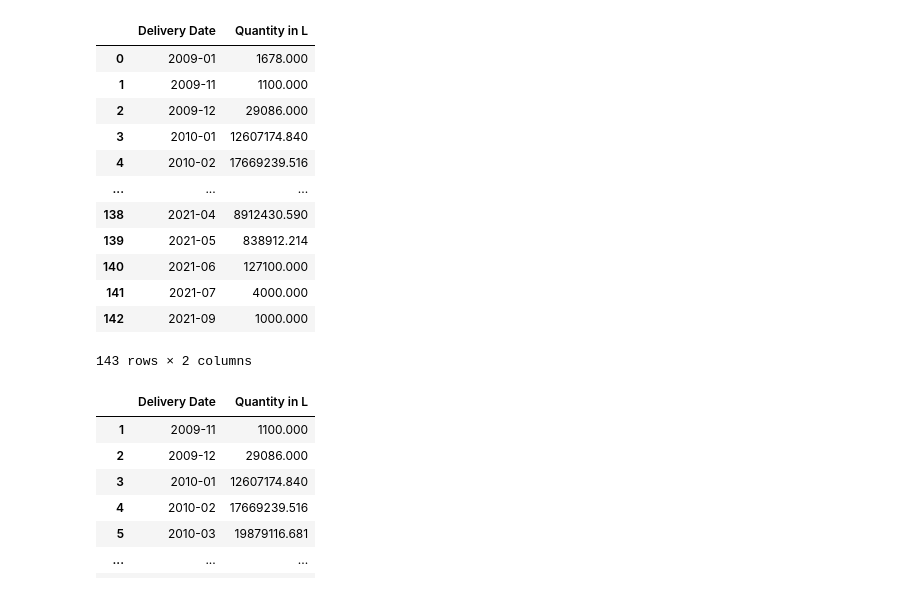
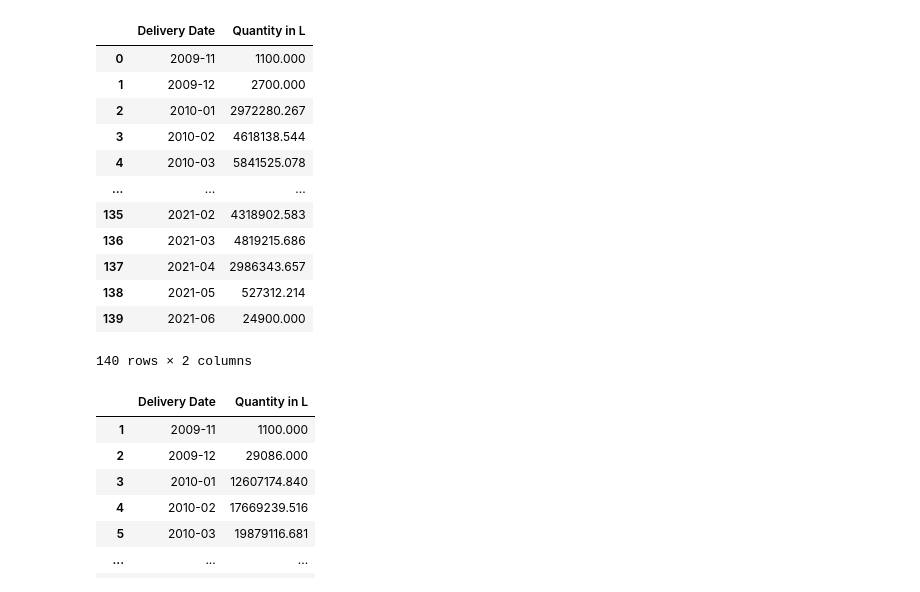
Before and after one commit to yahaod/DS-Project-Group-19, a Jupyter notebook: Data analysis.ipynb, the cells around one changed output. Cells and saved outputs as stored; diff of their text form; code cells hidden in the pictures.

```diff
--- a/Data analysis.ipynb
+++ b/Data analysis.ipynb
@@ -1,5 +1,12 @@
 # %%
 import pandas as pd
 sales_data = pd.read_csv('grouped sales data.csv')
-trends_data_after_2015 = pd.read_csv('trends data after 2015.csv')
-trends_data_before_2015 = pd.read_csv('trends data before 2015.csv')
+trends_data_after_2015 = pd.read_csv('Google Trend/trends data after 2015.csv')
+trends_data_before_2015 = pd.read_csv('Google Trend/trends data before 2015.csv')
+data_after_2015_VIC = pd.read_csv('Google Trend/data_after_2015_VIC.csv')
+data_after_2015_NSW = pd.read_csv('Google Trend/data_after_2015_NSW.csv')
+data_after_2015_QLD = pd.read_csv('Google Trend/data_after_2015_QLD.csv')
+data_after_2015_SA = pd.read_csv('Google Trend/data_after_2015_SA.csv')
+data_after_2015_WA = pd.read_csv('Google Trend/data_after_2015_WA.csv')
+
+vic_sale_data = pd.read_csv('data with state/vic_sale_data.csv')
@@ -41,22 +59,25 @@ trends_data_after_2015
 # %%
 pd.set_option('display.float_format', lambda x: '%.3f' % x)
 grp_by_time = sales_data.groupby(['Delivery Date'])['Quantity in L'].sum().reset_index()
 grp_by_time = grp_by_time.sort_values(by=['Delivery Date'])
-grp_by_time
+
+grp_by_time_vic = vic_sale_data.groupby(['Delivery Date'])['Quantity in L'].sum().reset_index()
+grp_by_time_vic = grp_by_time_vic.sort_values(by=['Delivery Date'])
+grp_by_time_vic
 # %% [output]
 |  | Delivery Date | Quantity in L |
-| 0 | 2009-01 | 1678.000 |
-| 1 | 2009-11 | 1100.000 |
-| 2 | 2009-12 | 29086.000 |
-| 3 | 2010-01 | 12607174.840 |
-| 4 | 2010-02 | 17669239.516 |
+| 0 | 2009-11 | 1100.000 |
+| 1 | 2009-12 | 2700.000 |
+| 2 | 2010-01 | 2972280.267 |
+| 3 | 2010-02 | 4618138.544 |
+| 4 | 2010-03 | 5841525.078 |
 | ... | ... | ... |
-| 138 | 2021-04 | 8912430.590 |
-| 139 | 2021-05 | 838912.214 |
-| 140 | 2021-06 | 127100.000 |
-| 141 | 2021-07 | 4000.000 |
-| 142 | 2021-09 | 1000.000 |
+| 135 | 2021-02 | 4318902.583 |
+| 136 | 2021-03 | 4819215.686 |
+| 137 | 2021-04 | 2986343.657 |
+| 138 | 2021-05 | 527312.214 |
+| 139 | 2021-06 | 24900.000 |
-143 rows × 2 columns
+140 rows × 2 columns
 # %%
 grp_by_time = grp_by_time.iloc[1: , :]
 grp_by_time
```
Also changed, not shown: parts of 11 cells of this notebook.
